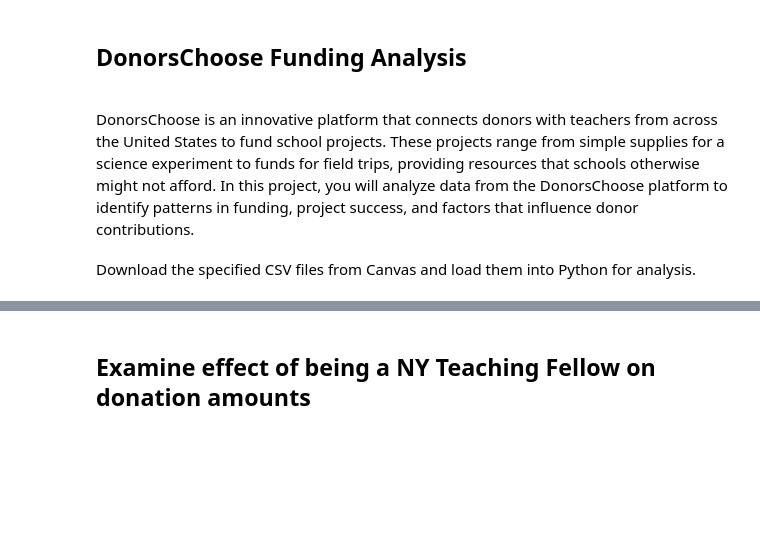
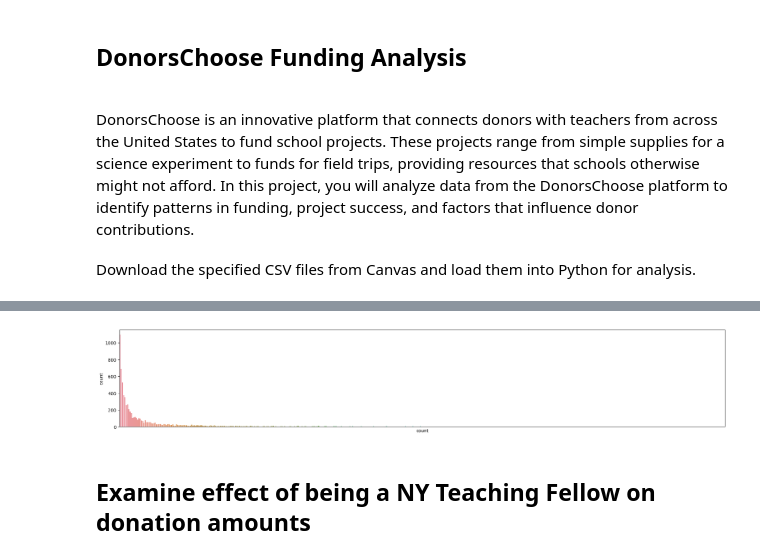
Before and after one commit to wallychang88/pythonforbusiness, a Jupyter notebook: Project_starterFile.ipynb, the cells around one changed output, grey strips where cells are left out. Drawn from its saved outputs; the diff is of its cells as text; code cells hidden in the pictures; blank space fills up the shorter version.

```diff
--- a/Project_starterFile.ipynb
+++ b/Project_starterFile.ipynb
@@ -61,0 +67,4 @@ combined_df
+# %%
+combined_df_filtered_by_city = combined_df.dropna(subset="city_x")
+city_school_counts = combined_df_filtered_by_city['city_x'].value_counts()
+city_school_counts
@@ -62,3 +85,10 @@ combined_df
+# %%
+plt.figure(figsize=(25, 4))
+sns.countplot(x=city_school_counts)
+plt.xticks([])
+plt.show()  # There is a long tail
+# %% [output]
+[figure, added]
 # %% [markdown]
 ## Examine effect of being a NY Teaching Fellow on donation amounts
 # %%
```
Also changed, not shown: parts of 12 cells of this notebook.
